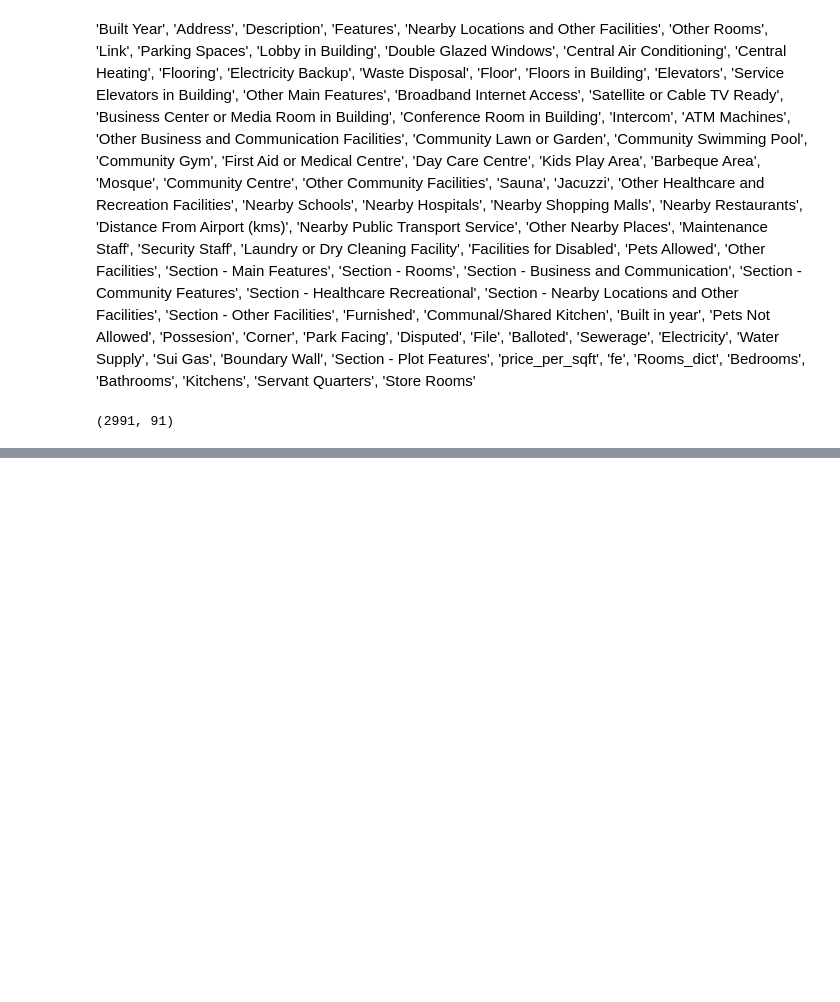
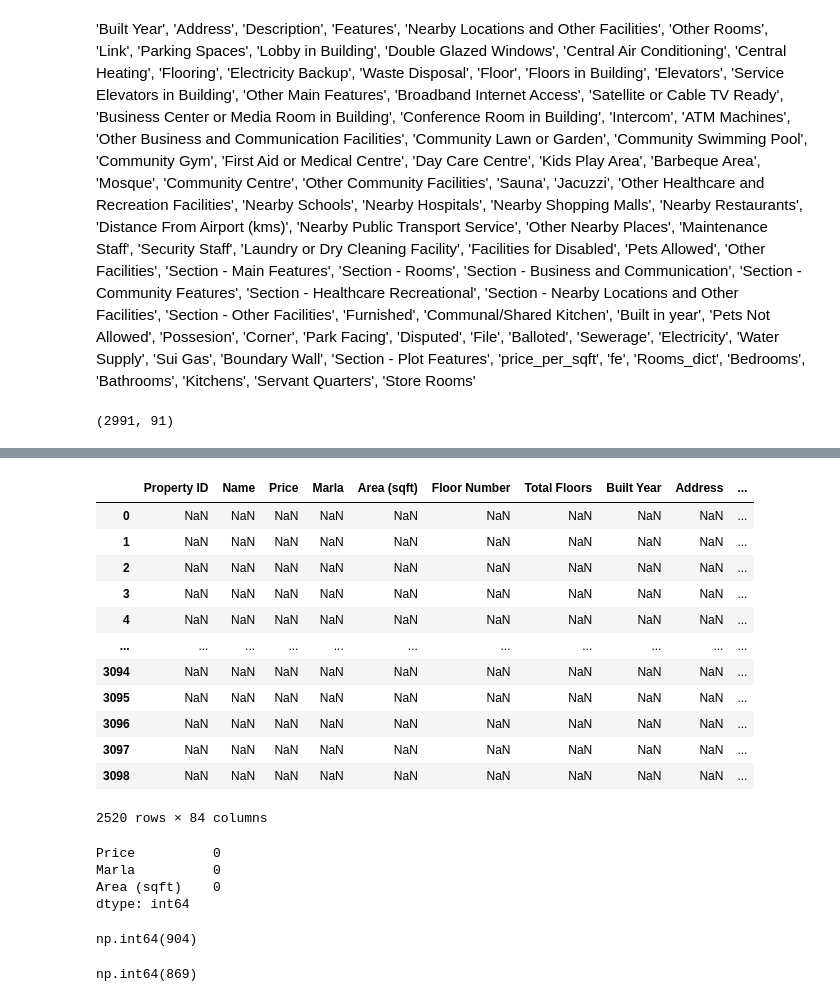
Before and after one commit to zeeshanAhmed2798/real-estate-ml-project, a Jupyter notebook: Data Cleaning/lahore_flats_cleaning.ipynb, the cells around one changed output, grey strips where cells are left out. Cells and saved outputs as stored; diff of their text form; code cells hidden in the pictures; blank space fills up the shorter version.

Commit message:
Data cleaning unitl build year

```diff
--- a/Data Cleaning/lahore_flats_cleaning.ipynb
+++ b/Data Cleaning/lahore_flats_cleaning.ipynb
@@ -383,0 +387,2 @@ df.loc[df['Built Year'] == 'TRUE', 'Built Year'] = np.nan
+# %%
+df = df.dropna(how="all")
@@ -383,0 +413,16 @@ df.loc[df['Built Year'] == 'TRUE', 'Built Year'] = np.nan
+# %%
+df[df[['Price', 'Marla', 'Area (sqft)']].isna()]
+# %% [output]
+|  | Property ID | Name | Price | Marla | Area (sqft) | Floor Number | Total Floors | Built Year | Address | ... |
+| 0 | NaN | NaN | NaN | NaN | NaN | NaN | NaN | NaN | NaN | ... |
+| 1 | NaN | NaN | NaN | NaN | NaN | NaN | NaN | NaN | NaN | ... |
+| 2 | NaN | NaN | NaN | NaN | NaN | NaN | NaN | NaN | NaN | ... |
+| 3 | NaN | NaN | NaN | NaN | NaN | NaN | NaN | NaN | NaN | ... |
+| 4 | NaN | NaN | NaN | NaN | NaN | NaN | NaN | NaN | NaN | ... |
+| ... | ... | ... | ... | ... | ... | ... | ... | ... | ... | ... |
+| 3094 | NaN | NaN | NaN | NaN | NaN | NaN | NaN | NaN | NaN | ... |
+| 3095 | NaN | NaN | NaN | NaN | NaN | NaN | NaN | NaN | NaN | ... |
+| 3096 | NaN | NaN | NaN | NaN | NaN | NaN | NaN | NaN | NaN | ... |
+| 3097 | NaN | NaN | NaN | NaN | NaN | NaN | NaN | NaN | NaN | ... |
+| 3098 | NaN | NaN | NaN | NaN | NaN | NaN | NaN | NaN | NaN | ... |
+2520 rows × 84 columns
@@ -383,0 +431,15 @@ df.loc[df['Built Year'] == 'TRUE', 'Built Year'] = np.nan
+# %%
+df[['Price', 'Marla', 'Area (sqft)']].isna().sum()
+# %% [output]
+Price          0
+Marla          0
+Area (sqft)    0
+dtype: int64
+# %%
+df['Floor Number'].isna().sum()
+# %% [output]
+np.int64(904)
+# %%
+df['Total Floors'].isna().sum()
+# %% [output]
+np.int64(869)
```
Also changed, not shown: parts of 25 cells of this notebook.
